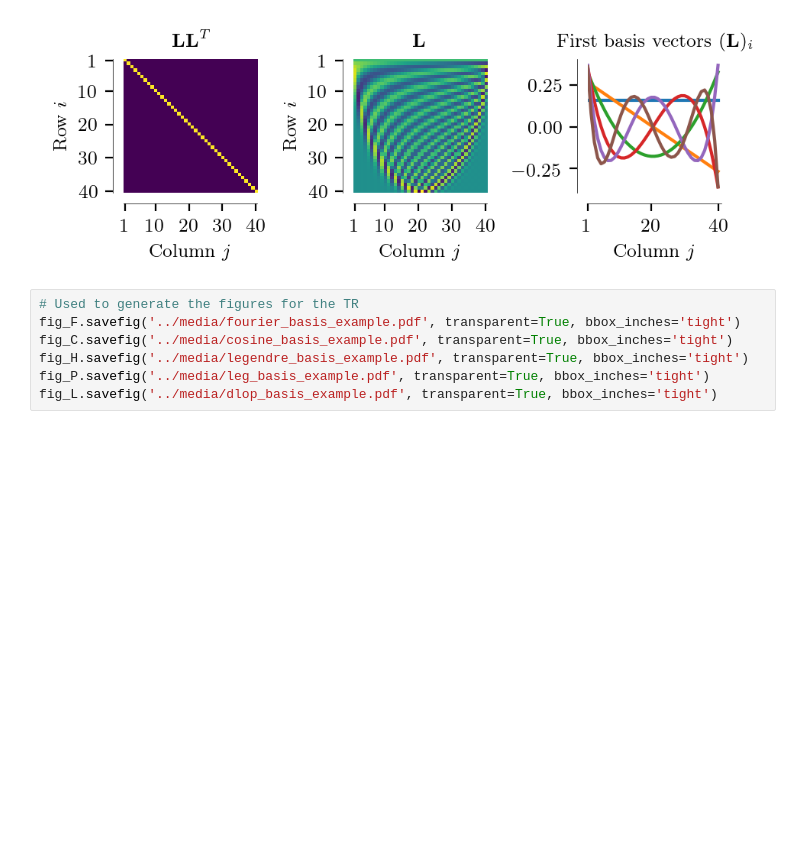
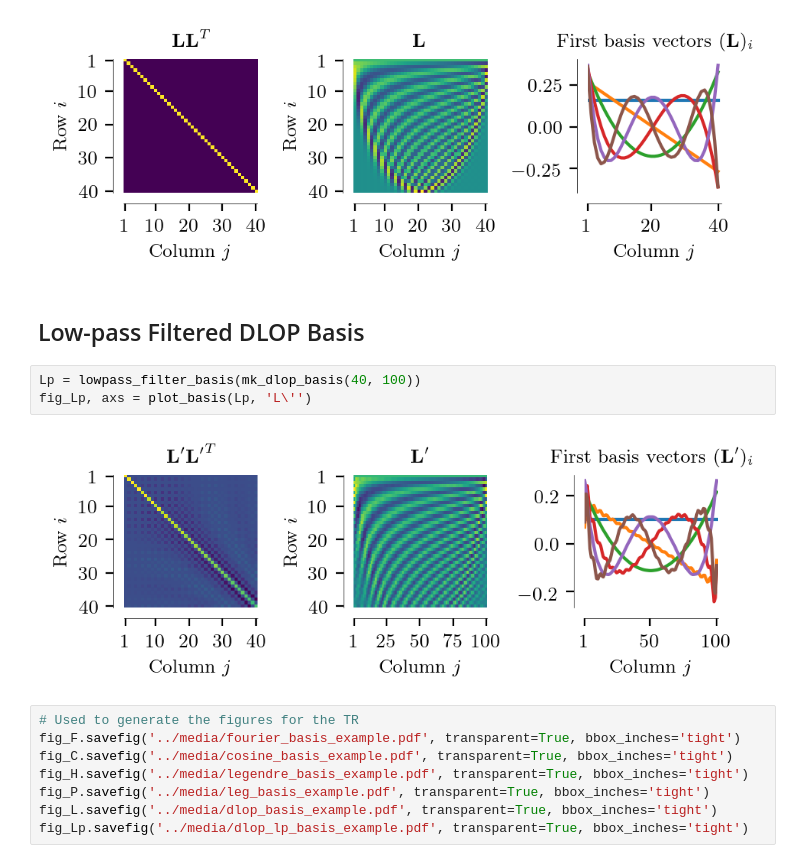
Before and after one commit to astoeckel/dlop_ldn_function_bases, a Jupyter notebook: compare_bases.ipynb, the cells around one changed output. Drawn from its saved outputs; the diff is of its cells as text; blank space fills up the shorter version.

Commit message:
Add low pass filter code, split code and notebook

```diff
--- a/compare_bases.ipynb
+++ b/compare_bases.ipynb
@@ -313,6 +89,13 @@ L = mk_dlop_basis(40, 40)
 fig_L, axs = plot_basis(L, 'L')
 # %% [output]
 [figure]
+# %% [markdown]
+## Low-pass Filtered DLOP Basis
+# %%
+Lp = lowpass_filter_basis(mk_dlop_basis(40, 100))
+fig_Lp, axs = plot_basis(Lp, 'L\'')
+# %% [output]
+[figure, added]
 # %%
 # Used to generate the figures for the TR
 fig_F.savefig('../media/fourier_basis_example.pdf', transparent=True, bbox_inches='tight')
@@ -320,3 +103,4 @@ fig_C.savefig('../media/cosine_basis_example.pdf', transparent=True, bbox_inches
 fig_H.savefig('../media/legendre_basis_example.pdf', transparent=True, bbox_inches='tight')
 fig_P.savefig('../media/leg_basis_example.pdf', transparent=True, bbox_inches='tight')
 fig_L.savefig('../media/dlop_basis_example.pdf', transparent=True, bbox_inches='tight')
+fig_Lp.savefig('../media/dlop_lp_basis_example.pdf', transparent=True, bbox_inches='tight')
```
Also changed, not shown: parts of 16 cells of this notebook, 2 other files.
